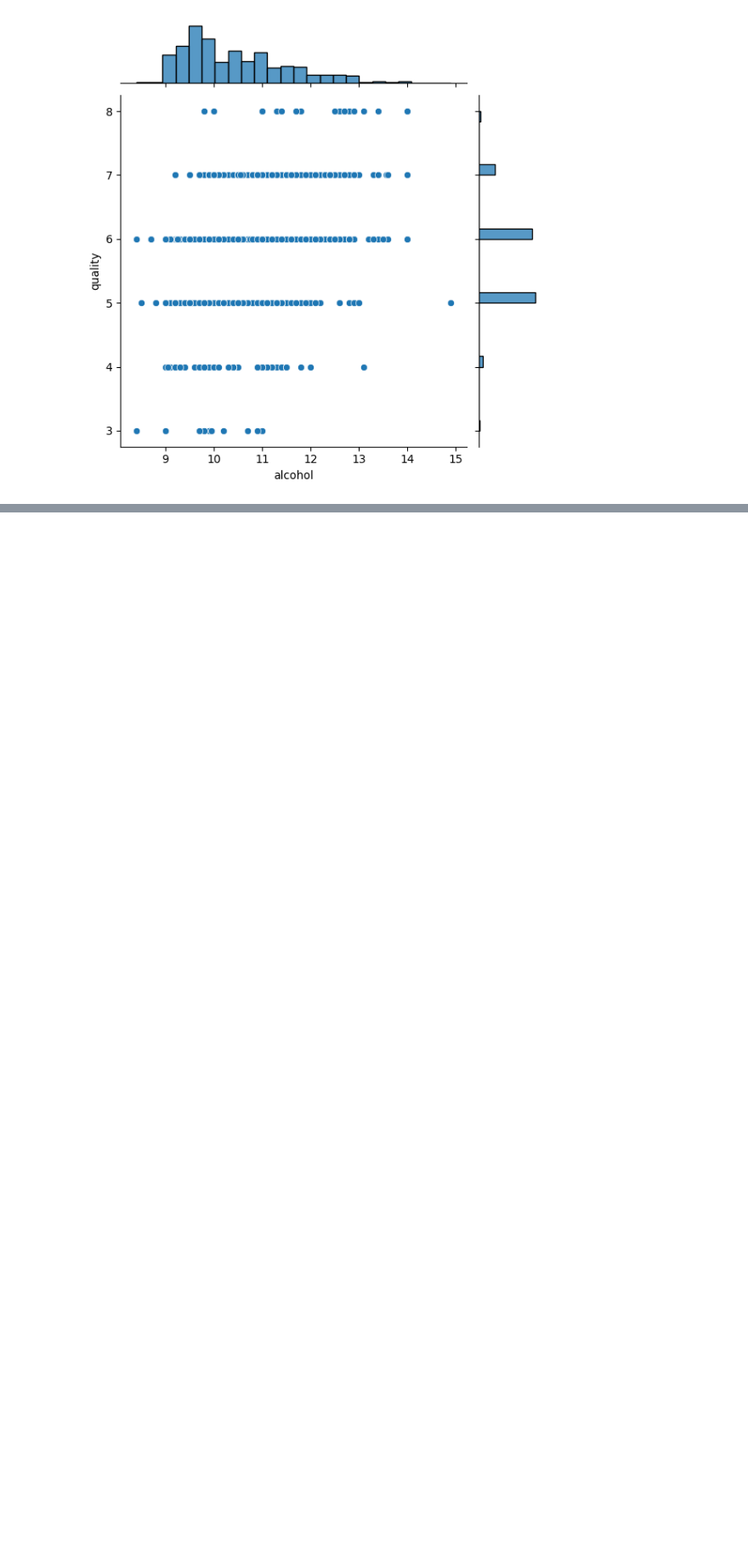
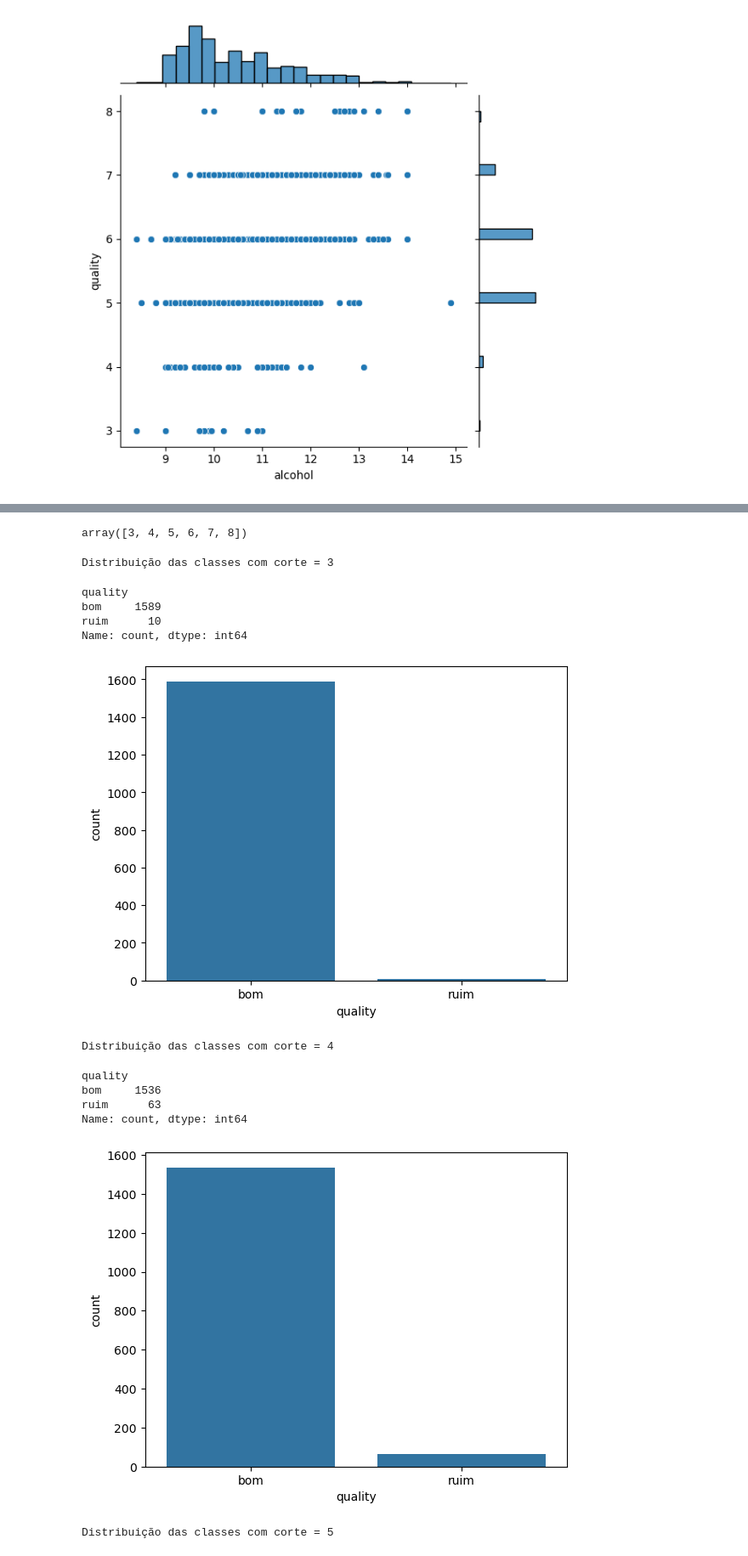
Before and after one commit to rluispdev/CaseWineAnaliseSantanderTechSkill-, a Jupyter notebook: CaseWine.ipynb, the cells around one changed output, grey strips where cells are left out. Shown: that part at 85% size. Drawn from its saved outputs; the diff is of its cells as text; code cells hidden in the pictures; blank space fills up the shorter version.

```diff
--- a/CaseWine.ipynb
+++ b/CaseWine.ipynb
@@ -276,0 +283,27 @@ for col in df.drop(columns= ["quality", "bom_ou_ruim"]):
+# %%
+df["quality"].sort_values().unique()
+# %% [output]
+array([3, 4, 5, 6, 7, 8])
+# %%
+for corte in df["quality"].sort_values().unique():
+    binarizacao = df["quality"].apply(lambda x: "bom" if x > corte else "ruim")
+
+    print(f"\nDistribuição das classes com corte = {corte}\n")
+    display(binarizacao.value_counts())
+
+    sns.countplot(x=binarizacao);
+    plt.show()
+# %% [output]
+Distribuição das classes com corte = 3
+quality
+bom     1589
+ruim      10
+Name: count, dtype: int64
+[figure, added]
+Distribuição das classes com corte = 4
+quality
+bom     1536
+ruim      63
+Name: count, dtype: int64
+[figure, added]
+Distribuição das classes com corte = 5
```
Also changed, not shown: parts of 6 cells of this notebook, 1 other file.
